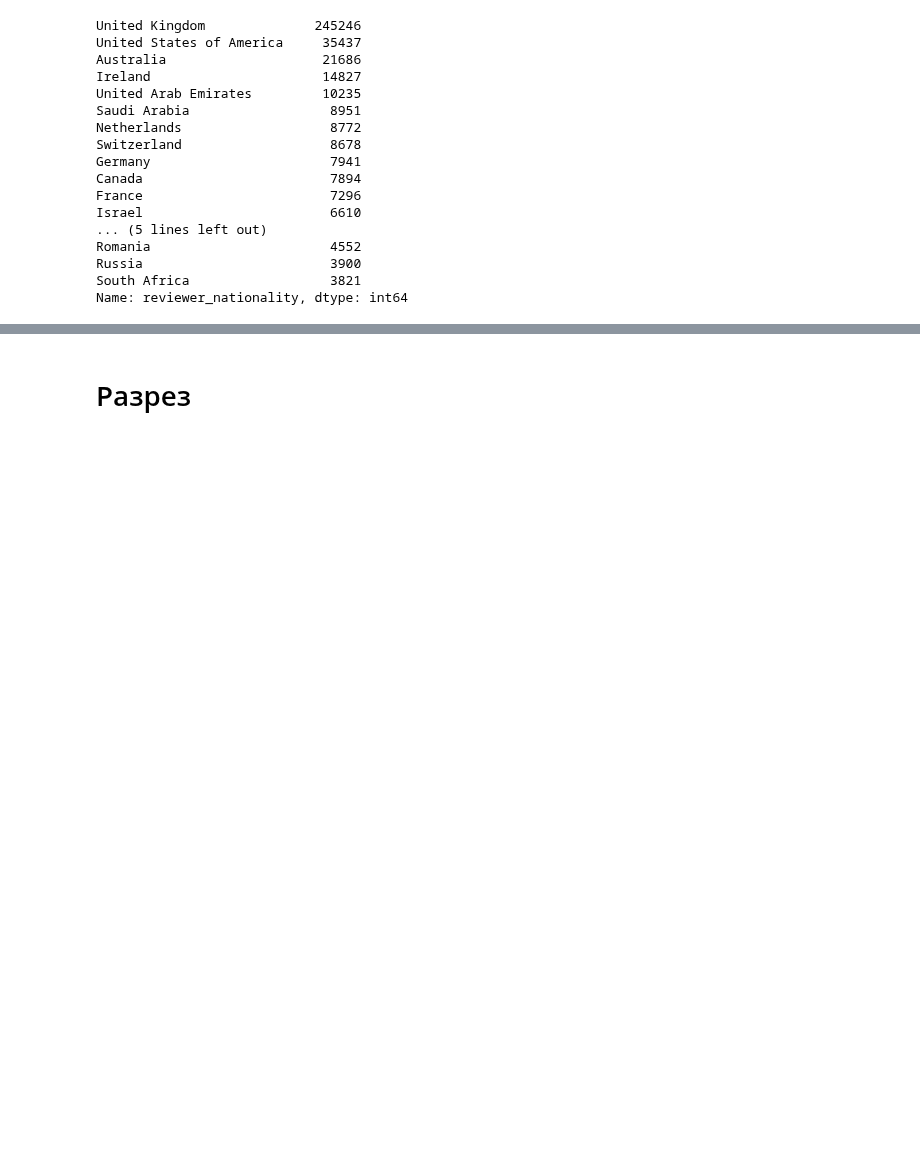
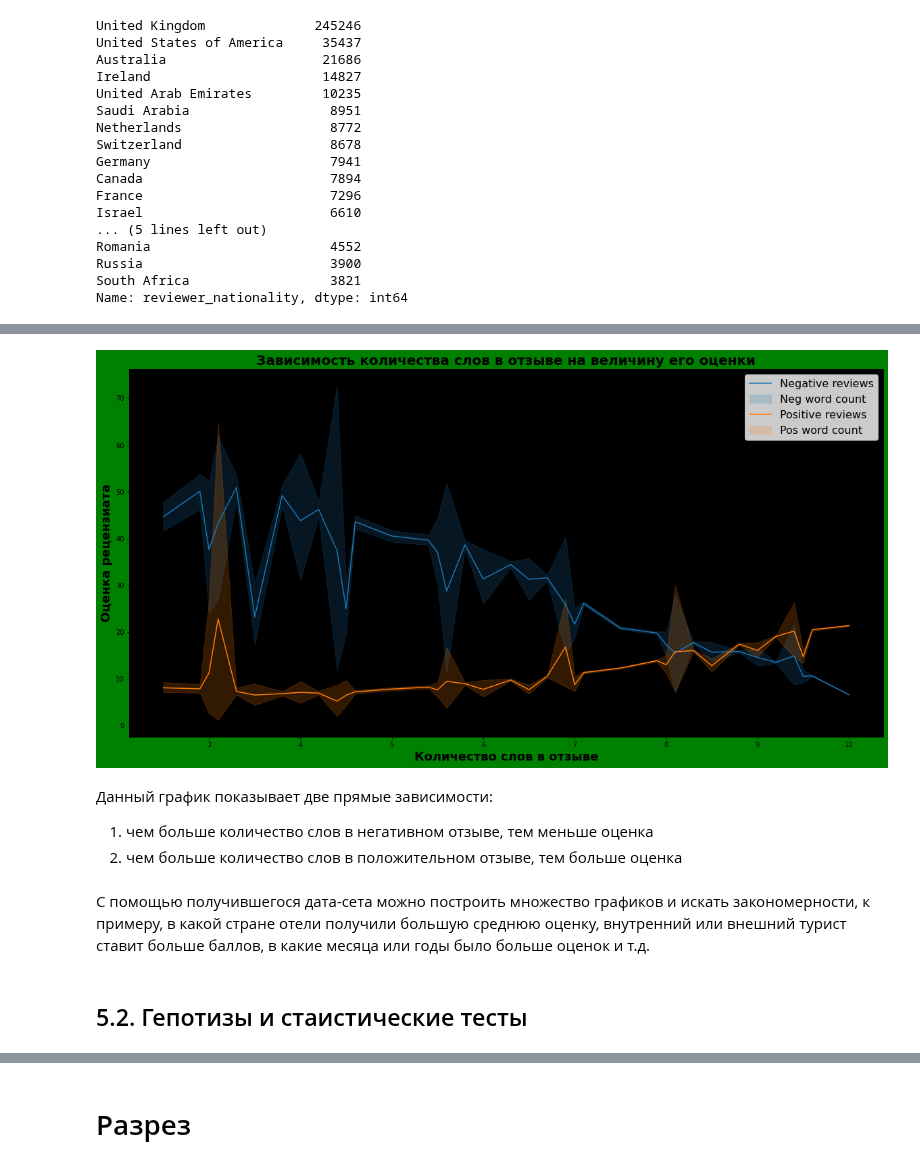
Before and after one commit to DmitriySky47/sf_data_science, a Jupyter notebook: Skillfactory/EDA_6 Kaggle Hotels/predicting-the-rating-of-hotels-on-booking.ipynb, the cells around one changed output, grey strips where cells are left out. Cells and saved outputs as stored; diff of their text form; code cells hidden in the pictures; blank space fills up the shorter version.

```diff
--- a/Skillfactory/EDA_6 Kaggle Hotels/predicting-the-rating-of-hotels-on-booking.ipynb
+++ b/Skillfactory/EDA_6 Kaggle Hotels/predicting-the-rating-of-hotels-on-booking.ipynb
@@ -659,0 +1146,28 @@ Name: local_reviewer, dtype: int64
+# %%
+# Проведем визуальный анализ зависимости количество слов в отзыве на его оценку
+df = data[data['sample'] == 1] # визуализируем данные с тренировочного дата-сета
+
+#plt.style.use('dark_background')
+fig, axes = plt.subplots(figsize=(20, 10), facecolor='green')
+
+sns.lineplot(data = df, x = "reviewer_score", y = "review_total_negative_word_counts", ax=axes) # синий негатив
+
+sns.lineplot(data = df, x = "reviewer_score", y = "review_total_positive_word_counts", ax=axes) # красный позитив
+
+axes.set_title('Зависимость количества слов в отзыве на величину его оценки', fontsize=20, fontweight='bold')
+axes.set_xlabel('Количество слов в отзыве', fontsize=18, fontweight='bold')
+axes.set_ylabel('Оценка рецензиата', fontsize=18, fontweight='bold')
+axes.legend(['Negative reviews', 'Neg word count', 'Positive reviews', 'Pos word count'], loc='upper right', fontsize=16)
+axes.set_facecolor('black') # пробы применения фоновых цветов
+
+plt.show()
+# %% [output]
+[figure, added]
+# %% [markdown]
+Данный график показывает две прямые зависимости:
+1. чем больше количество слов в негативном отзыве, тем меньше оценка
+2. чем больше количество слов в положительном отзыве, тем больше оценка
+# %% [markdown]
+С помощью получившегося дата-сета можно построить множество графиков и искать закономерности, к примеру, в какой стране отели получили большую среднюю оценку, внутренний или внешний турист ставит больше баллов, в какие месяца или годы было больше оценок и т.д.
+# %% [markdown]
+## 5.2. Гепотизы и стаистические тесты
```
Also changed, not shown: parts of 44 cells of this notebook, 1 other file.
